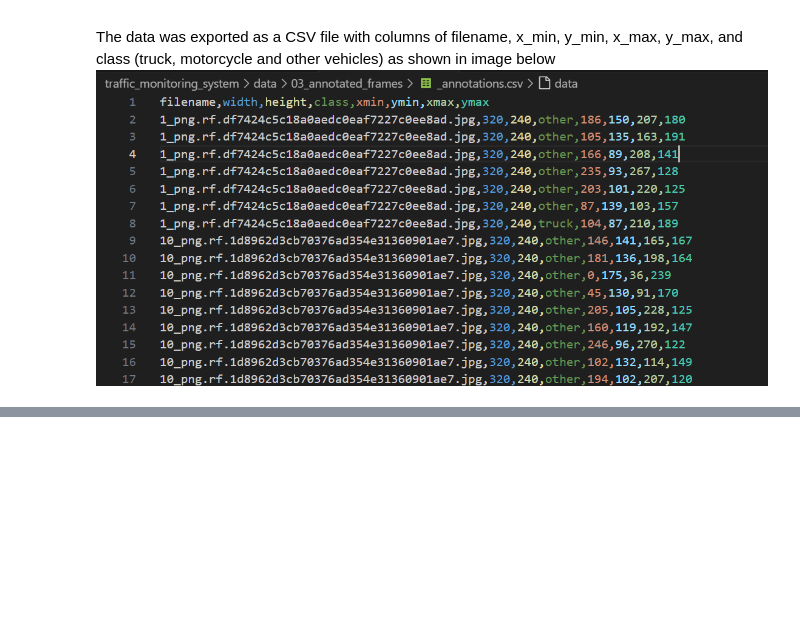
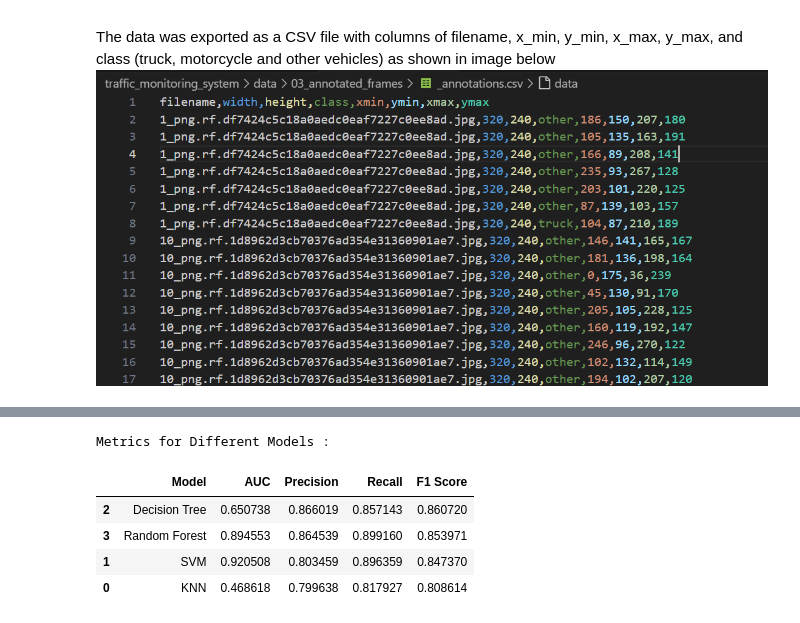
Before and after one commit to africanobyamugisha/computer_vision_cwks, a Jupyter notebook: traffic_monitoring_system/traffic_monitorin_system.ipynb, the cells around one changed output, grey strips where cells are left out. Saved outputs shown, nothing was run; the diff lists cells and outputs as text; code cells hidden in the pictures; blank space fills up the shorter version.

```diff
--- a/traffic_monitoring_system/traffic_monitorin_system.ipynb
+++ b/traffic_monitoring_system/traffic_monitorin_system.ipynb
@@ -124,0 +252,53 @@ for model, name in zip(models, model_names):
+# %%
+import pandas as pd
+
+# Initialize lists to store metrics
+model_names = ['KNN', 'SVM', 'Decision Tree', 'Random Forest']
+auc_scores = []
+precision_scores = []
+recall_scores = []
+f1_scores = []
+
+# Loop through models to collect metrics
+for model, name in zip([knn, svm, dt, rf], model_names):
+    y_pred = model.predict(X_test)
+    if hasattr(model, 'predict_proba'):
+        y_proba = model.predict_proba(X_test)
+        if y_proba.ndim == 1:  # Check if y_proba has only one dimension
+            y_proba = y_proba.reshape(-1, 1)  # Reshape to have two dimensions
+    else:
+        y_proba = model.decision_function(X_test)
+
+    auc = roc_auc_score(y_test, y_proba, multi_class='ovr')
+    precision = precision_score(y_test, y_pred, average='weighted', zero_division='warn')  # Set zero_division='warn'
+    recall = recall_score(y_test, y_pred, average='weighted')
+    f1 = f1_score(y_test, y_pred, average='weighted')
+
+    # Append scores to respective lists
+    auc_scores.append(auc)
+    precision_scores.append(precision)
+    recall_scores.append(recall)
+    f1_scores.append(f1)
+
+# Create DataFrame to store metrics
+metrics_df = pd.DataFrame({
+    'Model': model_names,
+    'AUC': auc_scores,
+    'Precision': precision_scores,
+    'Recall': recall_scores,
+    'F1 Score': f1_scores
+})
+
+# Sort the DataFrame by Precision
+metrics_df_sorted = metrics_df.sort_values(by='F1 Score', ascending=False)
+
+# Print the sorted DataFrame
+print("Metrics for Different Models :\n")
+metrics_df_sorted
+# %% [output]
+Metrics for Different Models :
+|  | Model | AUC | Precision | Recall | F1 Score |
+| 2 | Decision Tree | 0.650738 | 0.866019 | 0.857143 | 0.860720 |
+| 3 | Random Forest | 0.894553 | 0.864539 | 0.899160 | 0.853971 |
+| 1 | SVM | 0.920508 | 0.803459 | 0.896359 | 0.847370 |
+| 0 | KNN | 0.468618 | 0.799638 | 0.817927 | 0.808614 |
```
Also changed, not shown: parts of 23 cells of this notebook.
